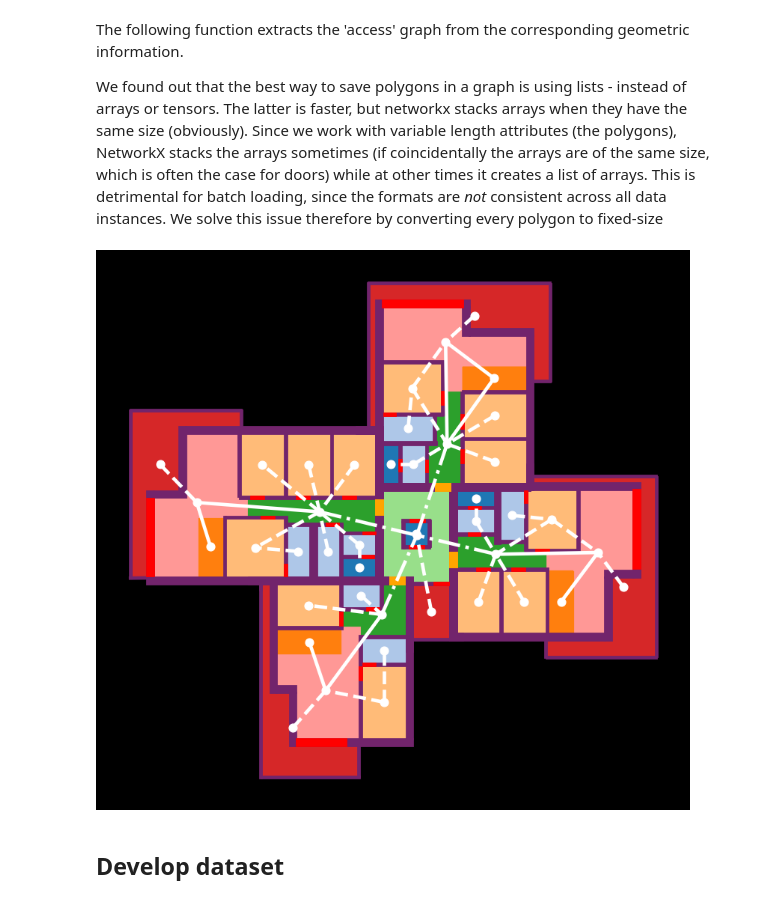
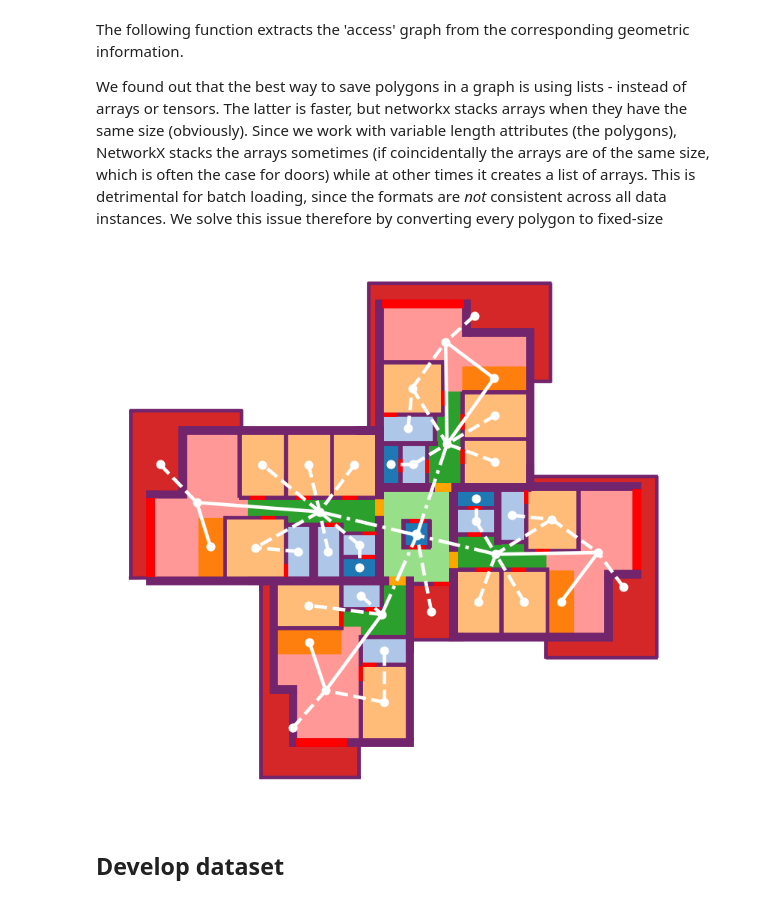
Before and after one commit to Haoranxia/Graph_ML_project, a Jupyter notebook: data-extraction.ipynb, the cells around one changed output. Cells and saved outputs as stored; diff of their text form; code cells hidden in the pictures.

```diff
--- a/data-extraction.ipynb
+++ b/data-extraction.ipynb
@@ -217,27 +218,27 @@ def get_access_graph(areas, area_types, doors, front_doors, walls):
 # %%
 from plot import plot_graph
 from matplotlib.cm import get_cmap
 
 # get graph
 graph = get_access_graph(areas, area_types, doors, front_doors, walls)
 
 # figure
 # setting
 fig, ax = plt.subplots(1, 1, figsize=(FS, FS))
-fig.set_facecolor('black')
+# fig.set_facecolor('black')
 cmap = get_cmap(colorset)
 edge_colors = ['white']*4
 _ = [ax.axis('off'), ax.axes.set_aspect('equal')]
 
 # geometry
 plot_floorplan(ax, areas, area_types, walls=walls, doors=[doors, front_doors], linewidth=FS/5, colorset=colorset)
 
 # graph
 pos = {n: np.array(graph.nodes[n]['centroid']) for n in graph.nodes}
 colors = [np.array(cmap(SUBTYPES_NAMES.index(n))).reshape(1,4) for _, n in graph.nodes('category')]
 plot_graph(graph, ax, c_node='white', dw_edge=True, c_edge=edge_colors, pos=pos, node_size=FS*6, edge_size=FS/3)
 # %% [output]
-[figure, old version]
+[figure, new version]
 # %% [markdown]
 ## Develop dataset
 # %%
```
Also changed, not shown: parts of 5 cells of this notebook.
